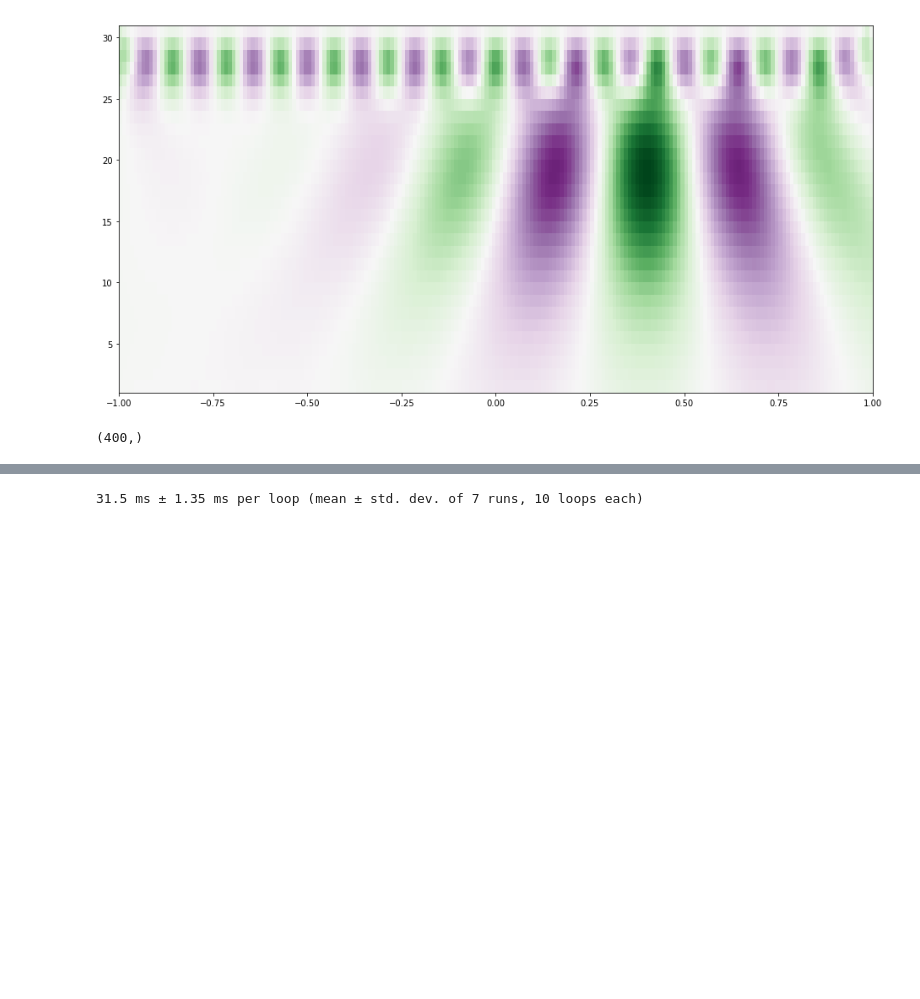
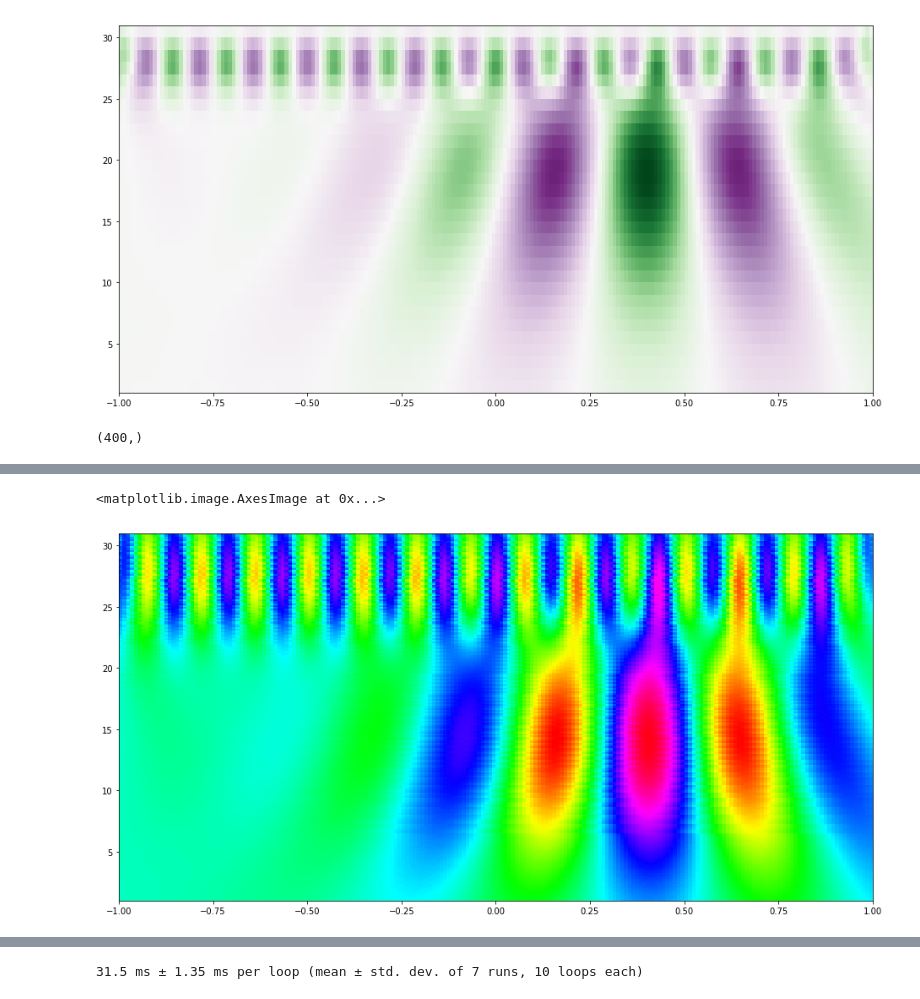
Before and after one commit to xkortex/SigFlux, a Jupyter notebook: devnb/test_wavelets.ipynb, the cells around one changed output, grey strips where cells are left out. Cells and saved outputs as stored; diff of their text form; code cells hidden in the pictures; blank space fills up the shorter version.

```diff
--- a/devnb/test_wavelets.ipynb
+++ b/devnb/test_wavelets.ipynb
@@ -336,0 +336,7 @@ in1 (200,) fshape [400]
+# %%
+cw = np.real(turbo_cwt(sig, cwtlets.hatlet, widths))
+plt.imshow(cw, extent=[-1, 1, 1, 31], cmap='hsv', aspect='auto',
+            vmax=cw.max(), vmin=cw.min())
+# %% [output]
+<matplotlib.image.AxesImage at 0x...>
+[figure, added]
```
Also changed, not shown: parts of 15 cells of this notebook, 4 other files.
